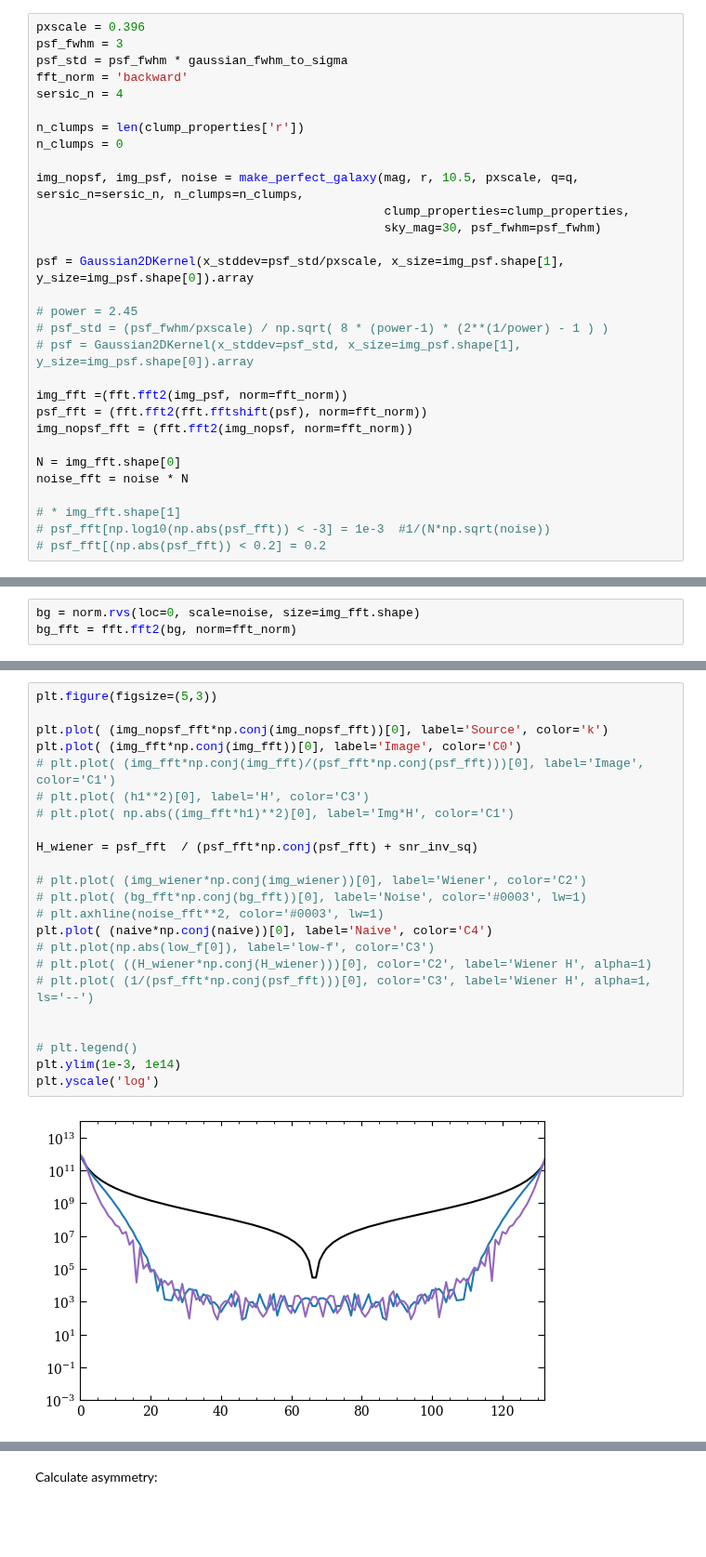
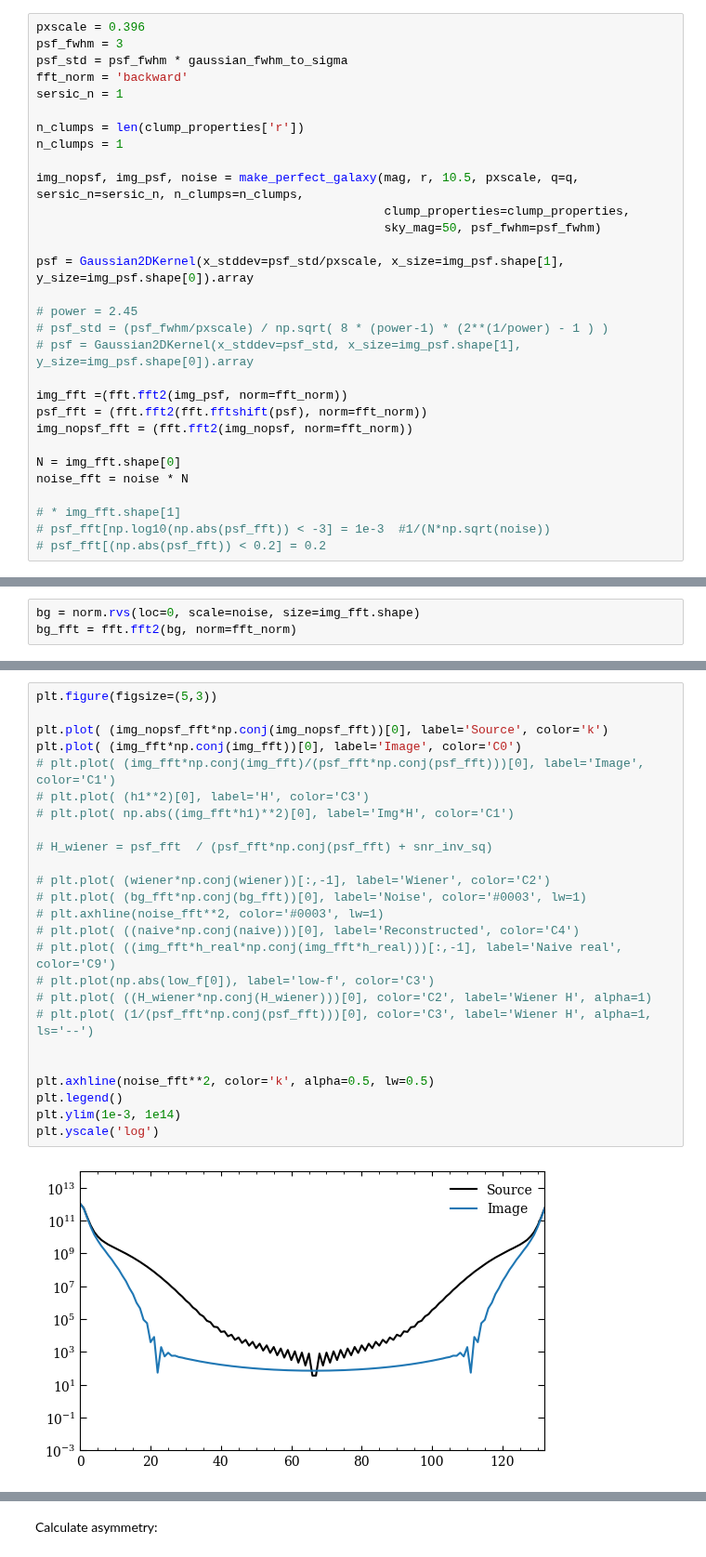
Before and after one commit to astro-nova/asymmetry, a Jupyter notebook: 3 Fourier transforms.ipynb, the cells around one changed output, grey strips where cells are left out. Shown at 93% size. Cells and saved outputs as stored; diff of their text form; blank space fills up the shorter version.

```diff
--- a/3 Fourier transforms.ipynb
+++ b/3 Fourier transforms.ipynb
@@ -500,14 +466,14 @@ pxscale = 0.396
 psf_fwhm = 3
 psf_std = psf_fwhm * gaussian_fwhm_to_sigma
 fft_norm = 'backward'
-sersic_n = 4
+sersic_n = 1
 
 n_clumps = len(clump_properties['r'])
-n_clumps = 0
+n_clumps = 1
 
 img_nopsf, img_psf, noise = make_perfect_galaxy(mag, r, 10.5, pxscale, q=q, sersic_n=sersic_n, n_clumps=n_clumps,
                                                 clump_properties=clump_properties,
-                                                sky_mag=30, psf_fwhm=psf_fwhm)
+                                                sky_mag=50, psf_fwhm=psf_fwhm)
 
 psf = Gaussian2DKernel(x_stddev=psf_std/pxscale, x_size=img_psf.shape[1], y_size=img_psf.shape[0]).array
 
@@ -651,25 +675,27 @@ plt.ylim(1e-1, 1e3)
 # %%
 plt.figure(figsize=(5,3))
 
 plt.plot( (img_nopsf_fft*np.conj(img_nopsf_fft))[0], label='Source', color='k')
 plt.plot( (img_fft*np.conj(img_fft))[0], label='Image', color='C0')
 # plt.plot( (img_fft*np.conj(img_fft)/(psf_fft*np.conj(psf_fft)))[0], label='Image', color='C1')
 # plt.plot( (h1**2)[0], label='H', color='C3')
 # plt.plot( np.abs((img_fft*h1)**2)[0], label='Img*H', color='C1')
 
-H_wiener = psf_fft  / (psf_fft*np.conj(psf_fft) + snr_inv_sq)
+# H_wiener = psf_fft  / (psf_fft*np.conj(psf_fft) + snr_inv_sq)
 
-# plt.plot( (img_wiener*np.conj(img_wiener))[0], label='Wiener', color='C2')
+# plt.plot( (wiener*np.conj(wiener))[:,-1], label='Wiener', color='C2')
 # plt.plot( (bg_fft*np.conj(bg_fft))[0], label='Noise', color='#0003', lw=1)
 # plt.axhline(noise_fft**2, color='#0003', lw=1)
-plt.plot( (naive*np.conj(naive))[0], label='Naive', color='C4')
+# plt.plot( ((naive*np.conj(naive)))[0], label='Reconstructed', color='C4')
+# plt.plot( ((img_fft*h_real*np.conj(img_fft*h_real)))[:,-1], label='Naive real', color='C9')
 # plt.plot(np.abs(low_f[0]), label='low-f', color='C3')
 # plt.plot( ((H_wiener*np.conj(H_wiener)))[0], color='C2', label='Wiener H', alpha=1)
 # plt.plot( (1/(psf_fft*np.conj(psf_fft)))[0], color='C3', label='Wiener H', alpha=1, ls='--')
 
 
-# plt.legend()
+plt.axhline(noise_fft**2, color='k', alpha=0.5, lw=0.5)
+plt.legend()
 plt.ylim(1e-3, 1e14)
 plt.yscale('log')
 # %% [output]
-[figure, old version]
+[figure, new version]
```
Also changed, not shown: parts of 16 cells of this notebook, 6 other files.
